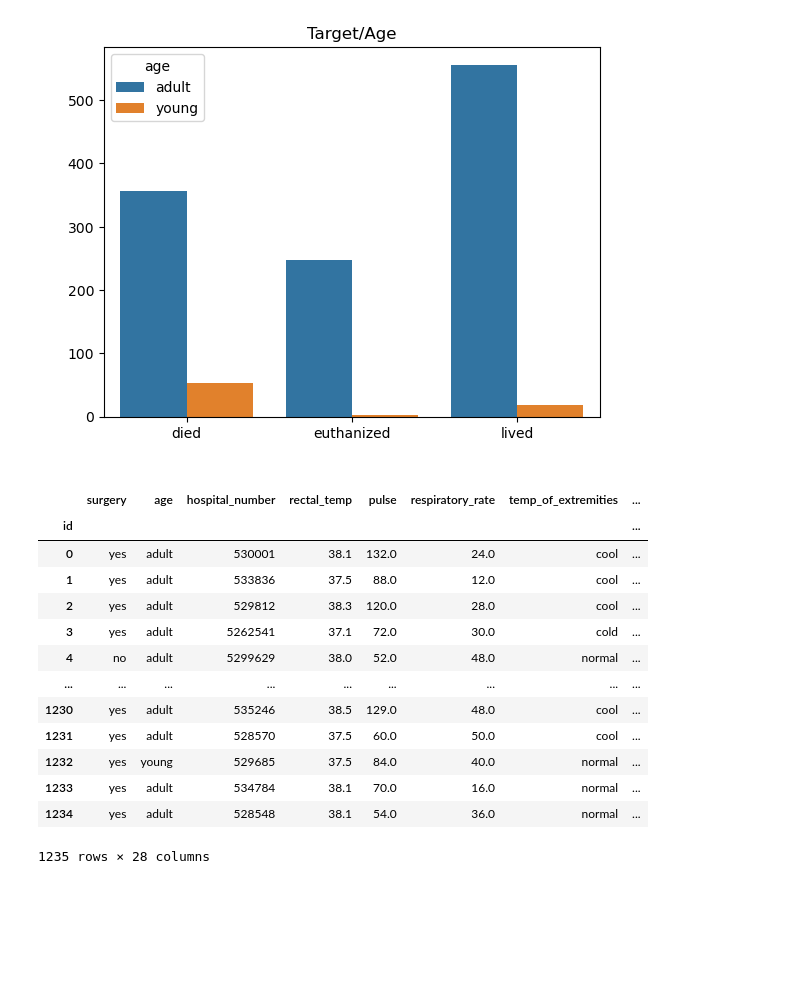
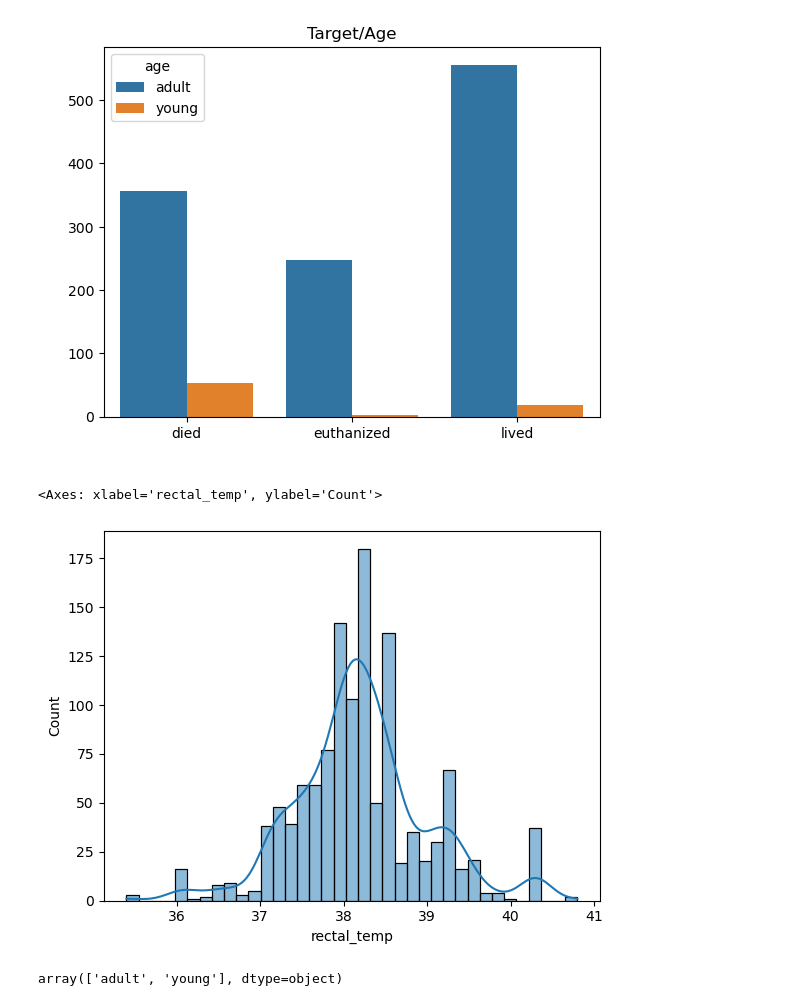
Before and after one commit to Zikarakus/FromWork, a Jupyter notebook: Untitled.ipynb, the cells around one changed output. Saved outputs shown, nothing was run; the diff lists cells and outputs as text; code cells hidden in the pictures; blank space fills up the shorter version.

```diff
--- a/Untitled.ipynb
+++ b/Untitled.ipynb
@@ -106,20 +114,12 @@ plt.ylabel(' ')
 plt.show()
 # %% [output]
 [figure]
-# %%
-df_train
-# %% [output]
-|  | surgery | age | hospital_number | rectal_temp | pulse | respiratory_rate | temp_of_extremities | ... |
-| id |  |  |  |  |  |  |  | ... |
-| 0 | yes | adult | 530001 | 38.1 | 132.0 | 24.0 | cool | ... |
-| 1 | yes | adult | 533836 | 37.5 | 88.0 | 12.0 | cool | ... |
-| 2 | yes | adult | 529812 | 38.3 | 120.0 | 28.0 | cool | ... |
-| 3 | yes | adult | 5262541 | 37.1 | 72.0 | 30.0 | cold | ... |
-| 4 | no | adult | 5299629 | 38.0 | 52.0 | 48.0 | normal | ... |
-| ... | ... | ... | ... | ... | ... | ... | ... | ... |
-| 1230 | yes | adult | 535246 | 38.5 | 129.0 | 48.0 | cool | ... |
-| 1231 | yes | adult | 528570 | 37.5 | 60.0 | 50.0 | cool | ... |
-| 1232 | yes | young | 529685 | 37.5 | 84.0 | 40.0 | normal | ... |
-| 1233 | yes | adult | 534784 | 38.1 | 70.0 | 16.0 | normal | ... |
-| 1234 | yes | adult | 528548 | 38.1 | 54.0 | 36.0 | normal | ... |
-1235 rows × 28 columns
+# %%
+sns.histplot(df_train['rectal_temp'], kde= True)
+# %% [output]
+<Axes: xlabel='rectal_temp', ylabel='Count'>
+[figure, added]
+# %%
+df_train['age'].unique()
+# %% [output]
+array(['adult', 'young'], dtype=object)
```
Also changed, not shown: parts of 10 cells of this notebook.
